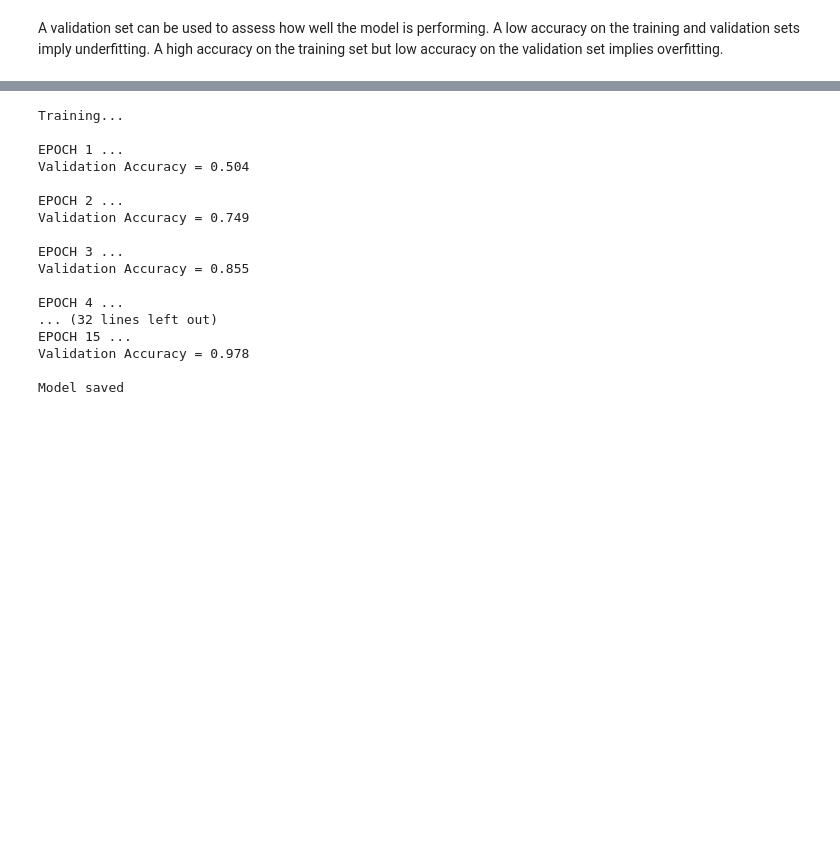
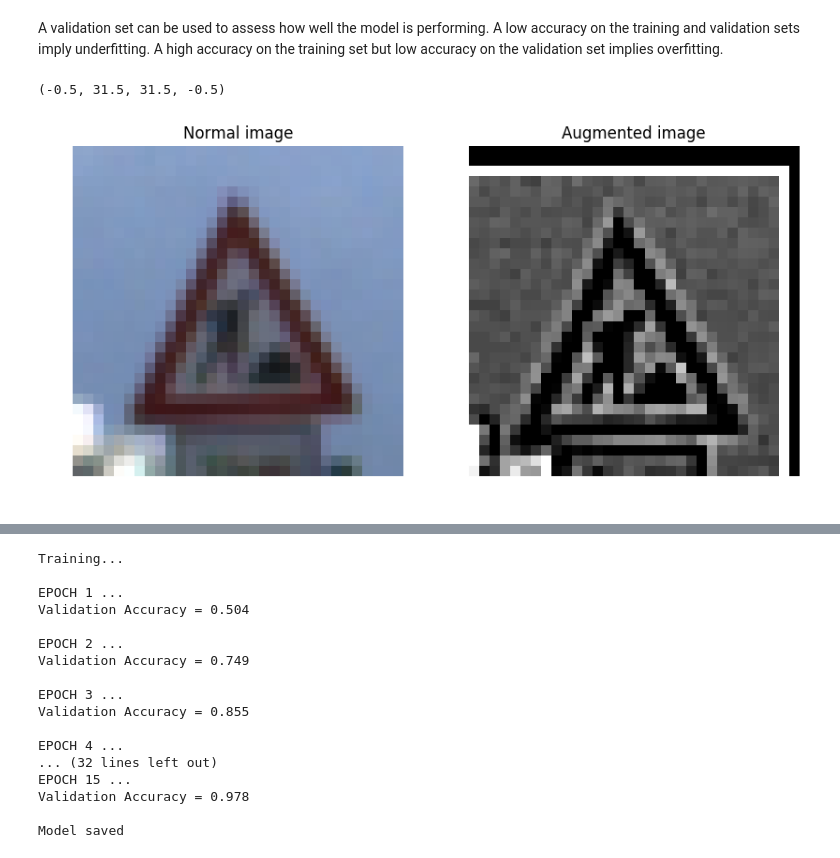
Before and after one commit to bessszilard/Udacity-Self-Driving-Car-Engineer-Nanodegree-Program, a Jupyter notebook: Project-3-Traffic-Sign-Classifier/Traffic_Sign_Classifier.ipynb, the cells around one changed output, grey strips where cells are left out. Cells and saved outputs as stored; diff of their text form; code cells hidden in the pictures; blank space fills up the shorter version.

Commit message:
Project 3: Code cleared, image window added to illustrate image processing results.
Code is cleared in Load and Output the Images section.

```diff
--- a/Project-3-Traffic-Sign-Classifier/Traffic_Sign_Classifier.ipynb
+++ b/Project-3-Traffic-Sign-Classifier/Traffic_Sign_Classifier.ipynb
@@ -350,7 +350,7 @@ def random_augment(image):
         image = zoom(image)
     if np.random.rand() < 0.5:   # 50% percent is true
         image = img_random_brigthness(image)
-    if np.random.rand() < 0.5:
+    if np.random.rand() < 0.5:   # 50% percent is true
         image = sharpen(image)
     return image
 
@@ -379,40 +379,46 @@ def preprocess_multiple_images(image_list):
     output = np.zeros((image_list.shape[0], image_list.shape[1], image_list.shape[2], 1))
 
     for i in range(len(image_list)):
         image = image_list[i]
         image = cv2.cvtColor(image, cv2.COLOR_RGB2GRAY)
         image = alpha_beta_auto_correction(image)
 
         # image is not normalized
         if np.max(image) > 1 :
             image = image / 255
         try:
             output[i] = image.reshape((image_list.shape[1], image_list.shape[2]), image.shape[3])
         except:
             output[i] = image.reshape(32, 32, 1) # (image_list.shape[1], image_list.shape[2]), 1)
     return output
 
 def preprocess_single_images(input_image):
-    image = np.copy(input_image[0])
+    image = np.copy(input_image)
     image = cv2.resize(image, (32, 32))
     image = cv2.cvtColor(image, cv2.COLOR_RGB2GRAY)
     image = alpha_beta_auto_correction(image)
 
     # image is not normalized
     if np.max(image) > 1 :
         image = image / 255
     try:
         output = image.reshape((image_list.shape[1], image_list.shape[2]), image.shape[3])
     except:
         output = image.reshape(32, 32, 1)
     return output
 
-# X_train, y_train = train['features'], train['labels']
-# print(X_train.shape)
-
-# X_train, y_train = batch_aug_gen_proc(X_train, y_train, 10000)
-# print(X_train.shape)
-# X_train_temp = preprocess_multiple_images(X_train)
+index = randint(0, X_train.shape[0]-1)
+f, ax = plt.subplots(1, 2, figsize=(10, 10))
+ax[0].imshow(X_train[index])
+ax[0].set_title("Normal image")
+ax[0].axis('off')
+img = random_augment(X_train[index])
+ax[1].imshow(img[:,:,0], cmap = 'gray')
+ax[1].set_title("Augmented image")
+ax[1].axis('off')
+# %% [output]
+(-0.5, 31.5, 31.5, -0.5)
+[figure, added]
 # %%
 # rate = 0.0005
 rate = 0.001
```
Also changed, not shown: parts of 6 cells of this notebook.
